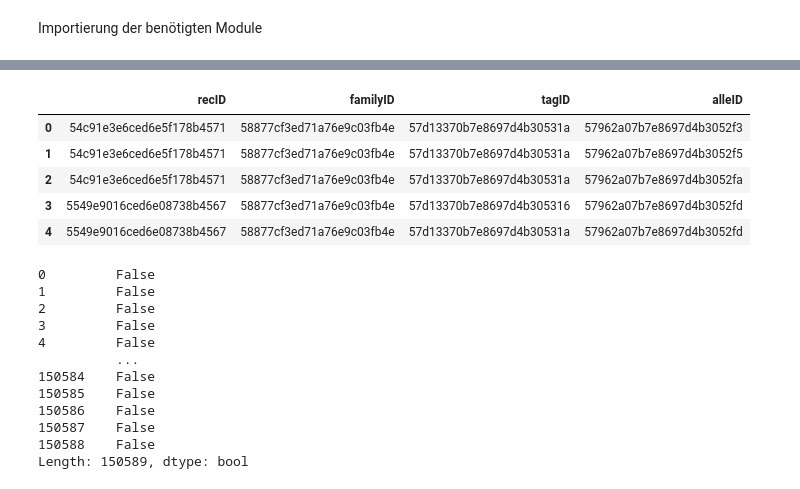
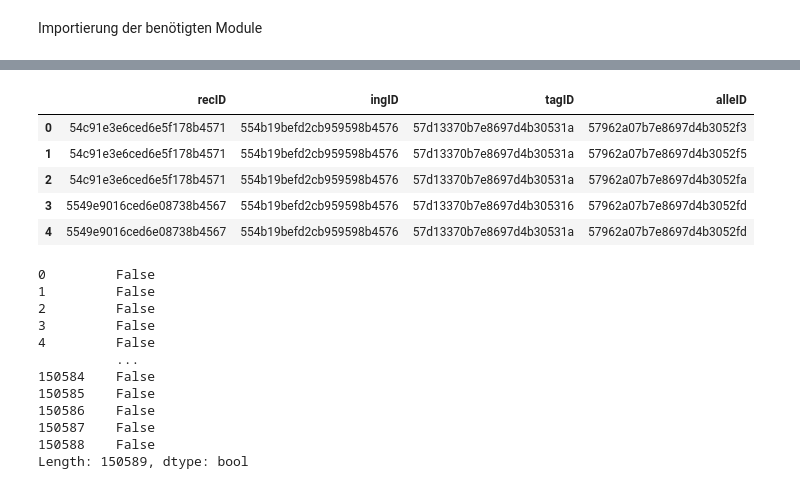
Before and after one commit to oilyshelf/RecipeRecommender, a Jupyter notebook: Resources/BPA/RecipeBooleanMatrix.ipynb, the cells around one changed output, grey strips where cells are left out. Drawn from its saved outputs; the diff is of its cells as text; code cells hidden in the pictures.

```diff
--- a/Resources/BPA/RecipeBooleanMatrix.ipynb
+++ b/Resources/BPA/RecipeBooleanMatrix.ipynb
@@ -52,13 +52,13 @@ df
 # %%
-big_ass_table = pd.read_sql('SELECT recID, familyID, tagID, alleID FROM Recipe NATURAL JOIN IngInRec Natural Join Ingredients NATURAL JOIN IngFamily NATURAL JOIN AlleInRec NATURAL JOIN TagsInRec;', con)
+big_ass_table = pd.read_sql('SELECT recID, ingID, tagID, alleID FROM Recipe NATURAL JOIN IngInRec Natural Join Ingredients NATURAL JOIN AlleInRec NATURAL JOIN TagsInRec;', con)
 big_ass_table.head()
 # %% [output]
-|  | recID | familyID | tagID | alleID |
-| 0 | 54c91e3e6ced6e5f178b4571 | 58877cf3ed71a76e9c03fb4e | 57d13370b7e8697d4b30531a | 57962a07b7e8697d4b3052f3 |
-| 1 | 54c91e3e6ced6e5f178b4571 | 58877cf3ed71a76e9c03fb4e | 57d13370b7e8697d4b30531a | 57962a07b7e8697d4b3052f5 |
-| 2 | 54c91e3e6ced6e5f178b4571 | 58877cf3ed71a76e9c03fb4e | 57d13370b7e8697d4b30531a | 57962a07b7e8697d4b3052fa |
-| 3 | 5549e9016ced6e08738b4567 | 58877cf3ed71a76e9c03fb4e | 57d13370b7e8697d4b305316 | 57962a07b7e8697d4b3052fd |
-| 4 | 5549e9016ced6e08738b4567 | 58877cf3ed71a76e9c03fb4e | 57d13370b7e8697d4b30531a | 57962a07b7e8697d4b3052fd |
+|  | recID | ingID | tagID | alleID |
+| 0 | 54c91e3e6ced6e5f178b4571 | 554b19befd2cb959598b4576 | 57d13370b7e8697d4b30531a | 57962a07b7e8697d4b3052f3 |
+| 1 | 54c91e3e6ced6e5f178b4571 | 554b19befd2cb959598b4576 | 57d13370b7e8697d4b30531a | 57962a07b7e8697d4b3052f5 |
+| 2 | 54c91e3e6ced6e5f178b4571 | 554b19befd2cb959598b4576 | 57d13370b7e8697d4b30531a | 57962a07b7e8697d4b3052fa |
+| 3 | 5549e9016ced6e08738b4567 | 554b19befd2cb959598b4576 | 57d13370b7e8697d4b305316 | 57962a07b7e8697d4b3052fd |
+| 4 | 5549e9016ced6e08738b4567 | 554b19befd2cb959598b4576 | 57d13370b7e8697d4b30531a | 57962a07b7e8697d4b3052fd |
 # %%
 testrec = '54c91e3e6ced6e5f178b4571'
 testid = '57d13370b7e8697d4b30530e'
```
Also changed, not shown: parts of 6 cells of this notebook, 1 other file.
